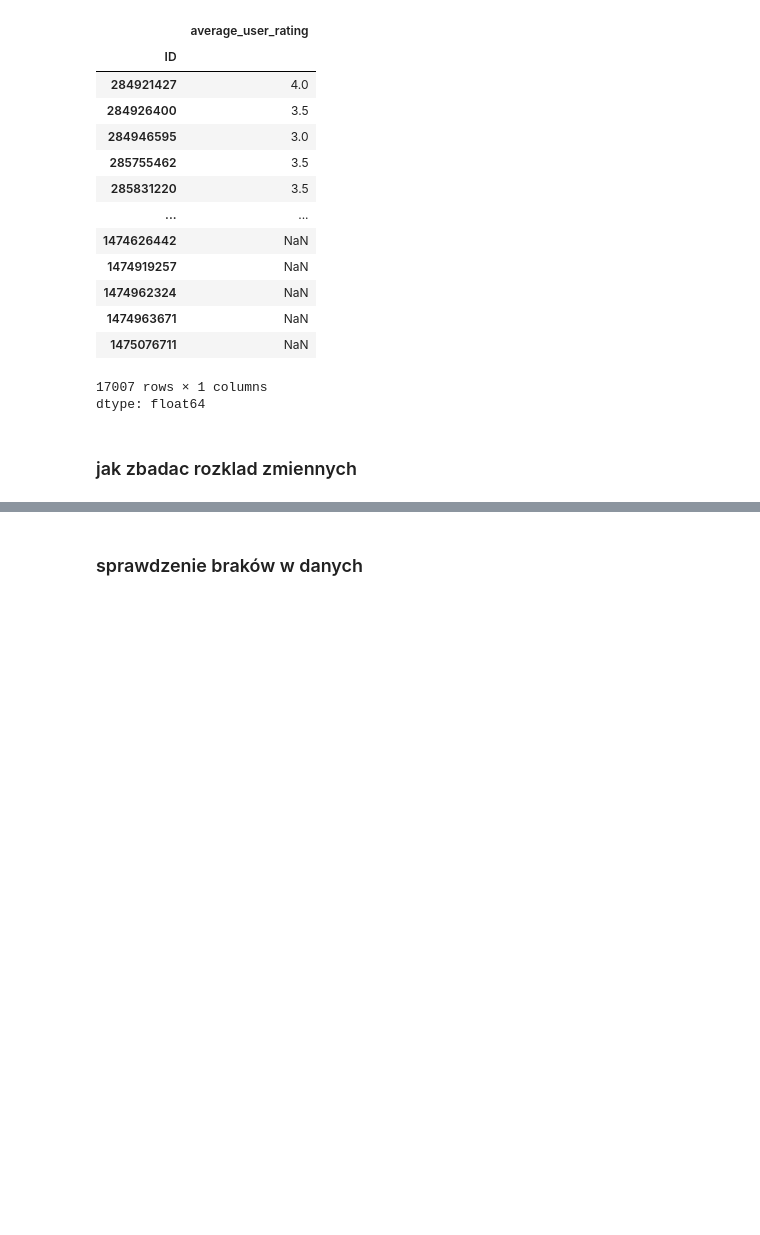
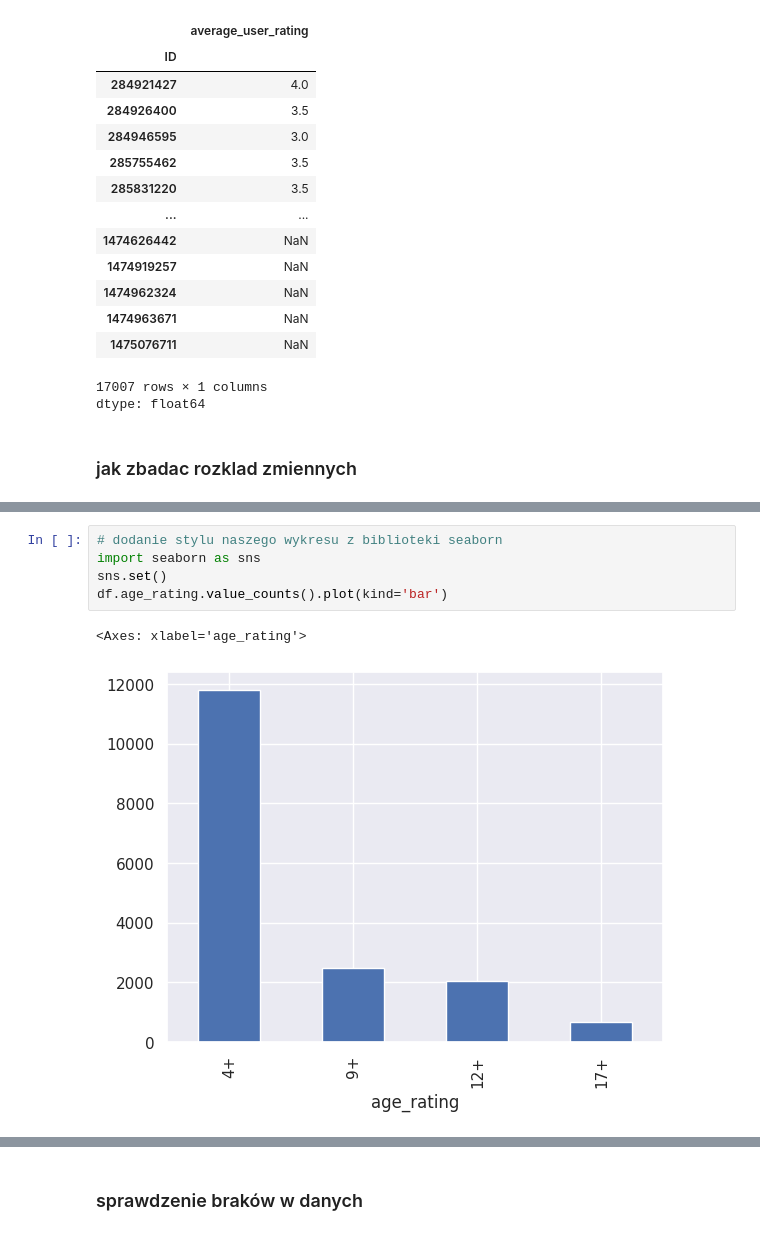
Before and after one commit to Kornel1156/Data-Science, a Jupyter notebook: 2_Pandas_Analiza_Danych/06_appstore_data.ipynb, the cells around one changed output, grey strips where cells are left out. Drawn from its saved outputs; the diff is of its cells as text; blank space fills up the shorter version.

```diff
--- a/2_Pandas_Analiza_Danych/06_appstore_data.ipynb
+++ b/2_Pandas_Analiza_Danych/06_appstore_data.ipynb
@@ -174,0 +264,8 @@ dtype: float64
+# %%
+# dodanie stylu naszego wykresu z biblioteki seaborn
+import seaborn as sns
+sns.set()
+df.age_rating.value_counts().plot(kind='bar')
+# %% [output]
+<Axes: xlabel='age_rating'>
+[figure, added]
```
Also changed, not shown: parts of 24 cells of this notebook.
